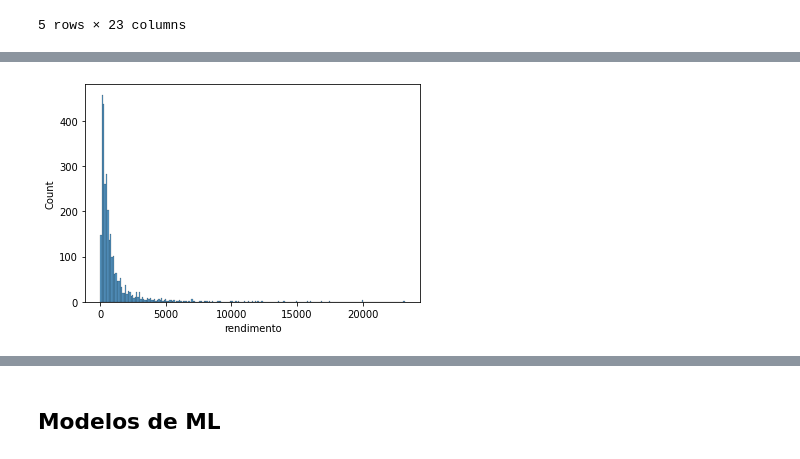
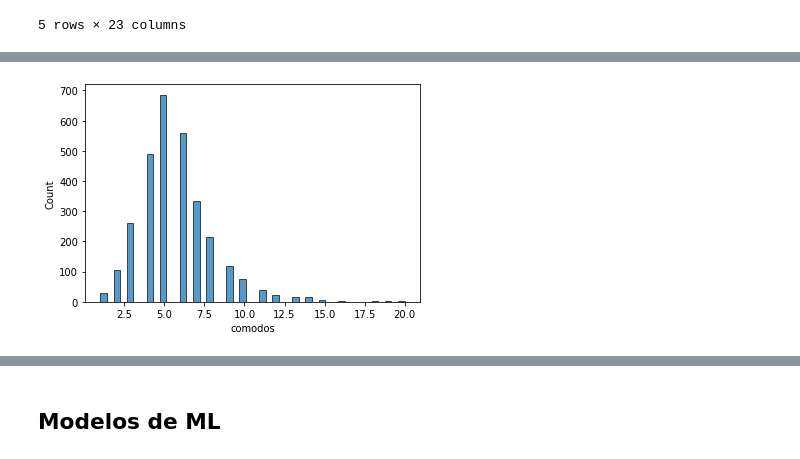
Before and after one commit to franklinzppa/renda-censo-regressao, a Jupyter notebook: renda-reg.ipynb, the cells around one changed output, grey strips where cells are left out. Saved outputs shown, nothing was run; the diff lists cells and outputs as text; code cells hidden in the pictures.

```diff
--- a/renda-reg.ipynb
+++ b/renda-reg.ipynb
@@ -149,4 +174,4 @@ X_train.head()
 # %%
-sns.histplot(data=X_train.join(y_train), x='rendimento');
+sns.histplot(data=X_train, x='comodos');
 # %% [output]
-[figure, old version]
+[figure, new version]
```
Also changed, not shown: parts of 8 cells of this notebook.
